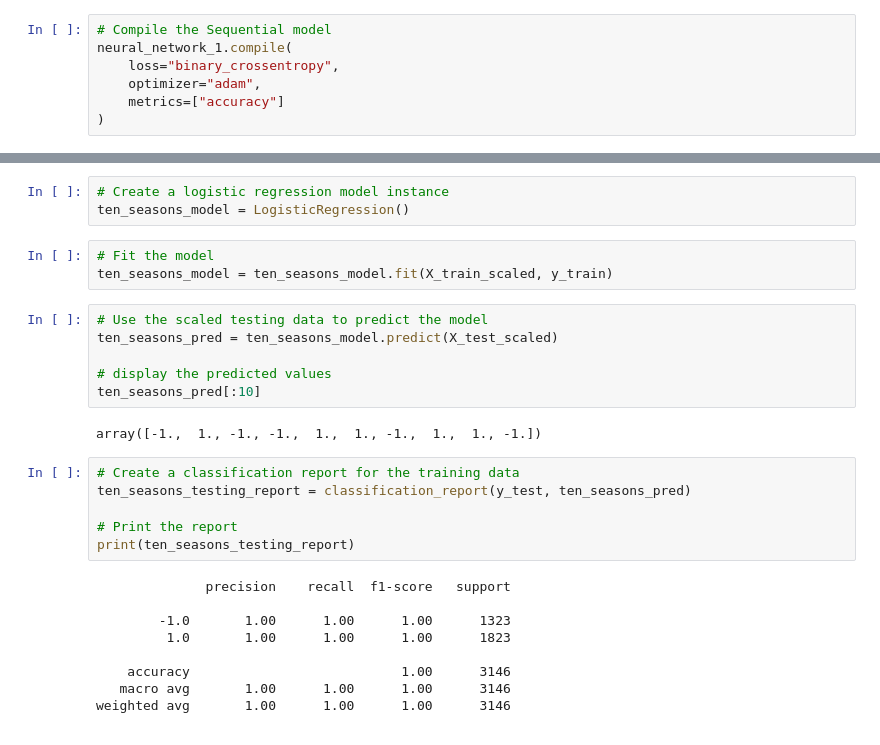
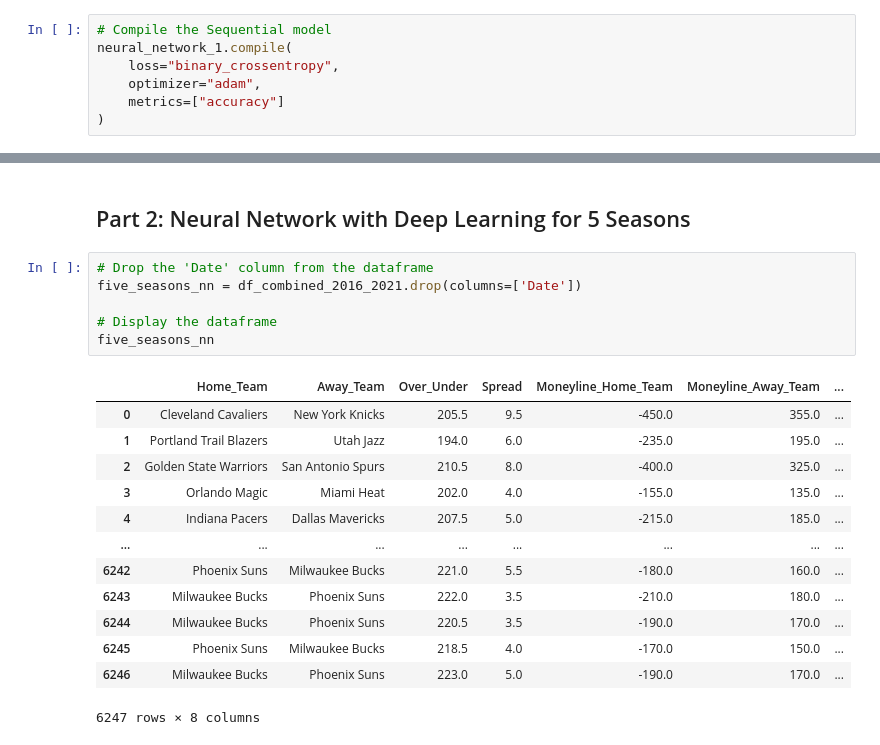
Before and after one commit to kheller18/nba-sports-betting-ml, a Jupyter notebook: main.ipynb, the cells around one changed output, grey strips where cells are left out. Cells and saved outputs as stored; diff of their text form.

```diff
--- a/main.ipynb
+++ b/main.ipynb
@@ -479,29 +384,22 @@ X_test_scaled = X_scaler.transform(X_test)
-# %%
-# Create a logistic regression model instance
-ten_seasons_model = LogisticRegression()
-# %%
-# Fit the model
-ten_seasons_model = ten_seasons_model.fit(X_train_scaled, y_train)
-# %%
-# Use the scaled testing data to predict the model
-ten_seasons_pred = ten_seasons_model.predict(X_test_scaled)
-
-# display the predicted values
-ten_seasons_pred[:10]
-# %% [output]
-array([-1.,  1., -1., -1.,  1.,  1., -1.,  1.,  1., -1.])
-# %%
-# Create a classification report for the training data
-ten_seasons_testing_report = classification_report(y_test, ten_seasons_pred)
-
-# Print the report
-print(ten_seasons_testing_report)
-# %% [output]
-              precision    recall  f1-score   support
-
-        -1.0       1.00      1.00      1.00      1323
-         1.0       1.00      1.00      1.00      1823
-
-    accuracy                           1.00      3146
-   macro avg       1.00      1.00      1.00      3146
-weighted avg       1.00      1.00      1.00      3146
+# %% [markdown]
+## Part 2: Neural Network with Deep Learning for 5 Seasons
+# %%
+# Drop the 'Date' column from the dataframe
+five_seasons_nn = df_combined_2016_2021.drop(columns=['Date'])
+
+# Display the dataframe
+five_seasons_nn
+# %% [output]
+|  | Home_Team | Away_Team | Over_Under | Spread | Moneyline_Home_Team | Moneyline_Away_Team | ... |
+| 0 | Cleveland Cavaliers | New York Knicks | 205.5 | 9.5 | -450.0 | 355.0 | ... |
+| 1 | Portland Trail Blazers | Utah Jazz | 194.0 | 6.0 | -235.0 | 195.0 | ... |
+| 2 | Golden State Warriors | San Antonio Spurs | 210.5 | 8.0 | -400.0 | 325.0 | ... |
+| 3 | Orlando Magic | Miami Heat | 202.0 | 4.0 | -155.0 | 135.0 | ... |
+| 4 | Indiana Pacers | Dallas Mavericks | 207.5 | 5.0 | -215.0 | 185.0 | ... |
+| ... | ... | ... | ... | ... | ... | ... | ... |
+| 6242 | Phoenix Suns | Milwaukee Bucks | 221.0 | 5.5 | -180.0 | 160.0 | ... |
+| 6243 | Milwaukee Bucks | Phoenix Suns | 222.0 | 3.5 | -210.0 | 180.0 | ... |
+| 6244 | Milwaukee Bucks | Phoenix Suns | 220.5 | 3.5 | -190.0 | 170.0 | ... |
+| 6245 | Phoenix Suns | Milwaukee Bucks | 218.5 | 4.0 | -170.0 | 150.0 | ... |
+| 6246 | Milwaukee Bucks | Phoenix Suns | 223.0 | 5.0 | -190.0 | 170.0 | ... |
+6247 rows × 8 columns
```
Also changed, not shown: parts of 39 cells of this notebook.
